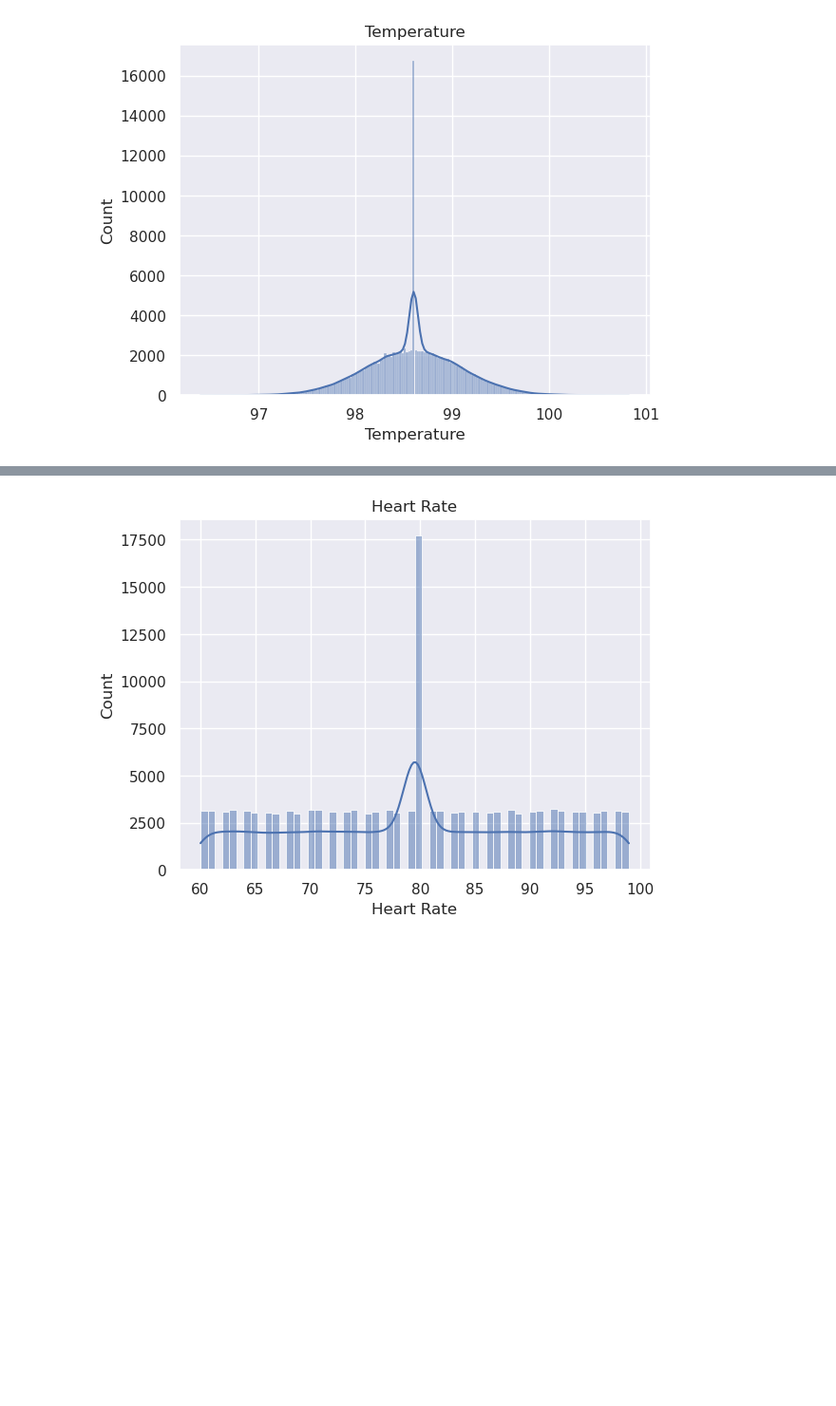
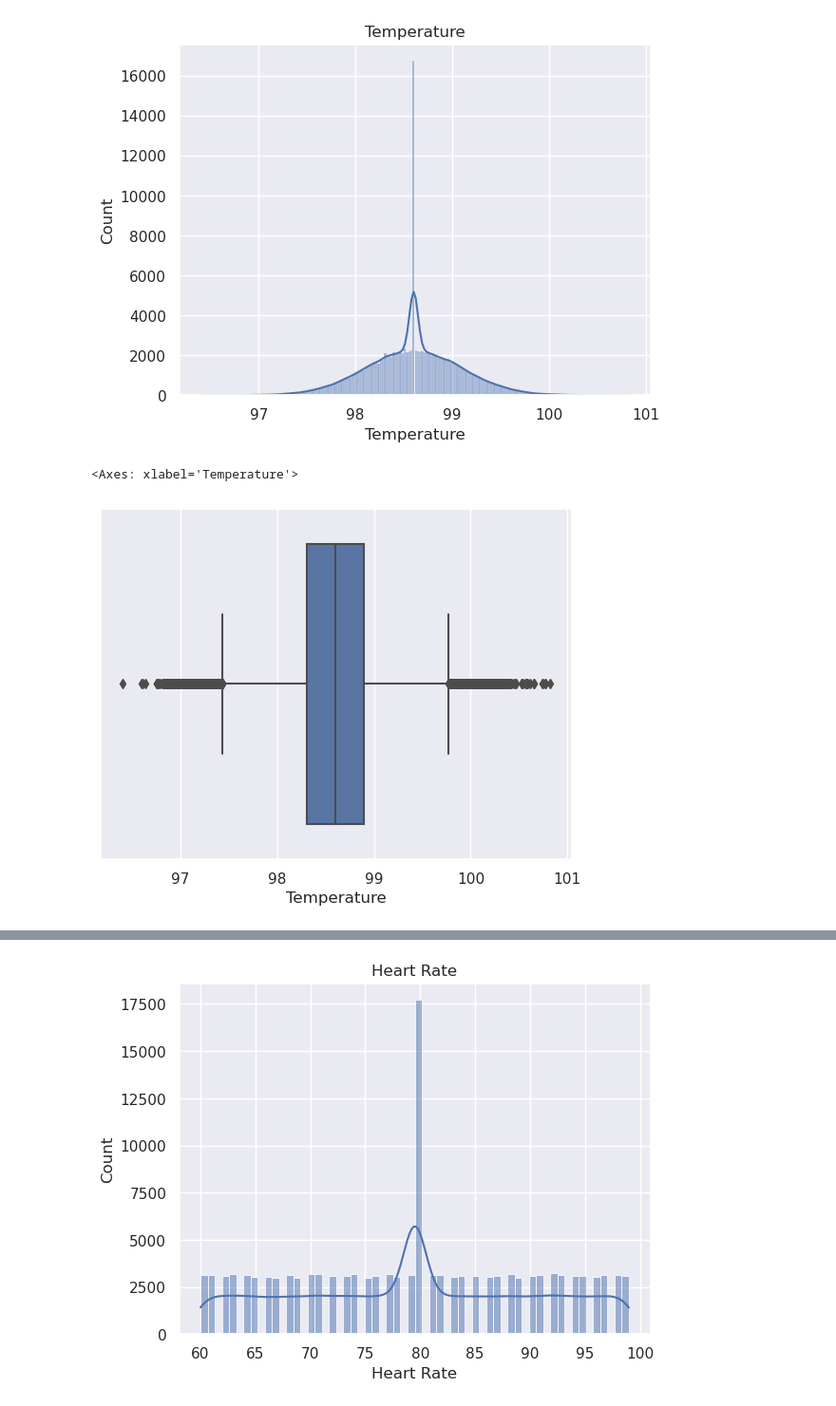
Before and after one commit to LaxmiVatsalyaDaita/Kaggle, a Jupyter notebook: med-students-data-analysis.ipynb, the cells around one changed output, grey strips where cells are left out. Shown at 95% size. Cells and saved outputs as stored; diff of their text form; code cells hidden in the pictures; blank space fills up the shorter version.

```diff
--- a/med-students-data-analysis.ipynb
+++ b/med-students-data-analysis.ipynb
@@ -276,3 +314,8 @@ plt.title('Temperature')
 plt.show()
 # %% [output]
 [figure]
+# %%
+sns.boxplot(x=data_cleaned['Temperature'])
+# %% [output]
+<Axes: xlabel='Temperature'>
+[figure, added]
```
Also changed, not shown: parts of 42 cells of this notebook.
